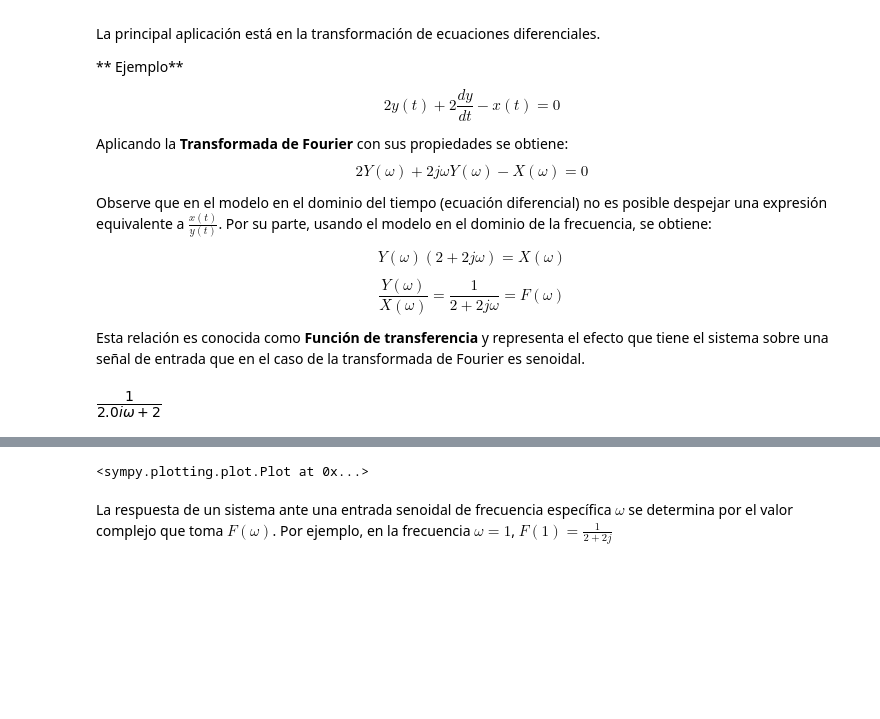
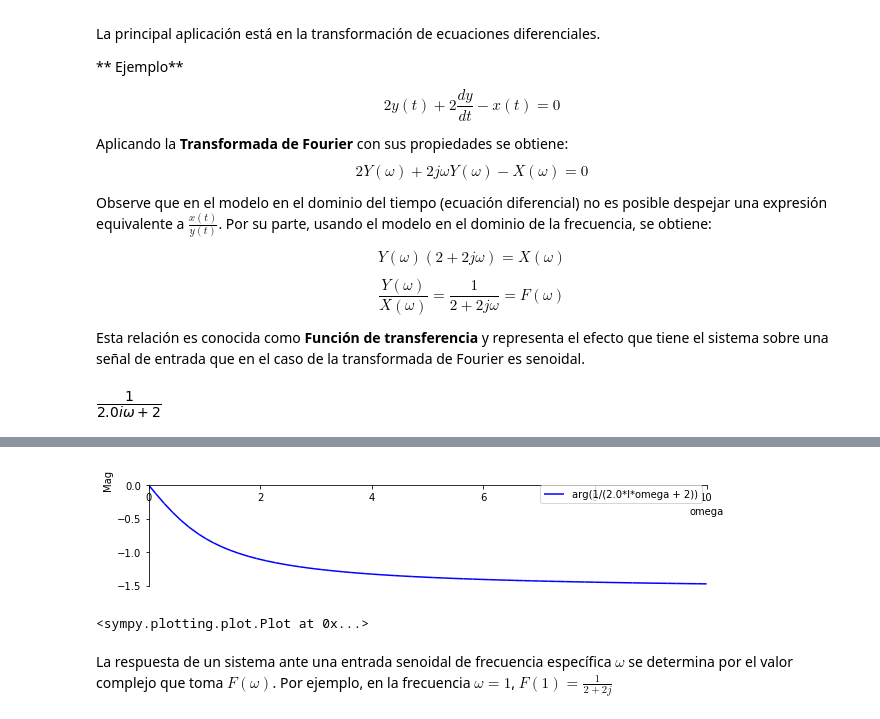
Before and after one commit to pierrediazp/Se-ales_y_Sistemas, a Jupyter notebook: 05_Transformada_Fourier.ipynb, the cells around one changed output, grey strips where cells are left out. Drawn from its saved outputs; the diff is of its cells as text; code cells hidden in the pictures; blank space fills up the shorter version.

```diff
--- a/05_Transformada_Fourier.ipynb
+++ b/05_Transformada_Fourier.ipynb
@@ -378,4 +374,4 @@ F
 # %%
-plt.rcParams['figure.figsize'] = 5, 2
-sym.plot(sym.Abs(F), (w,0,10), ylabel=r'Mag',line_color='blue',legend=True, label = 'F(w)', show = True)
+plt.rcParams['figure.figsize'] = 10, 2
+sym.plot(sym.arg(F), (w,0,10), ylabel=r'Mag',line_color='blue',legend=True, label = 'F(w)', show = True)
 # %% [output]
@@ -384,3 +378,4 @@ sym.plot(sym.Abs(F), (w,0,10), ylabel=r'Mag',line_color='blue',legend=True, labe
+[figure, added]
 <sympy.plotting.plot.Plot at 0x...>
 # %% [markdown]
 La respuesta de un sistema ante una entrada senoidal de frecuencia específica $\omega$ se determina por el valor complejo que toma $F(\omega)$. Por ejemplo, en la frecuencia $\omega = 1$, $F(1) = \frac{1}{2+2j}$
```
Also changed, not shown: parts of 8 cells of this notebook, 6 other files.
